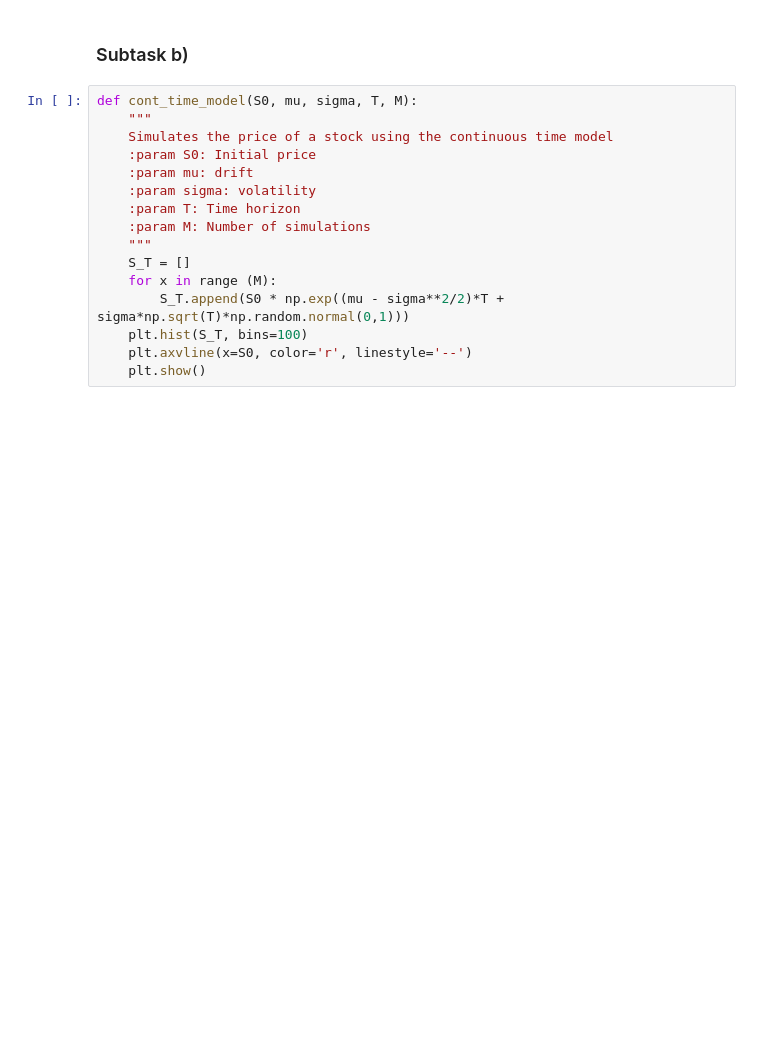
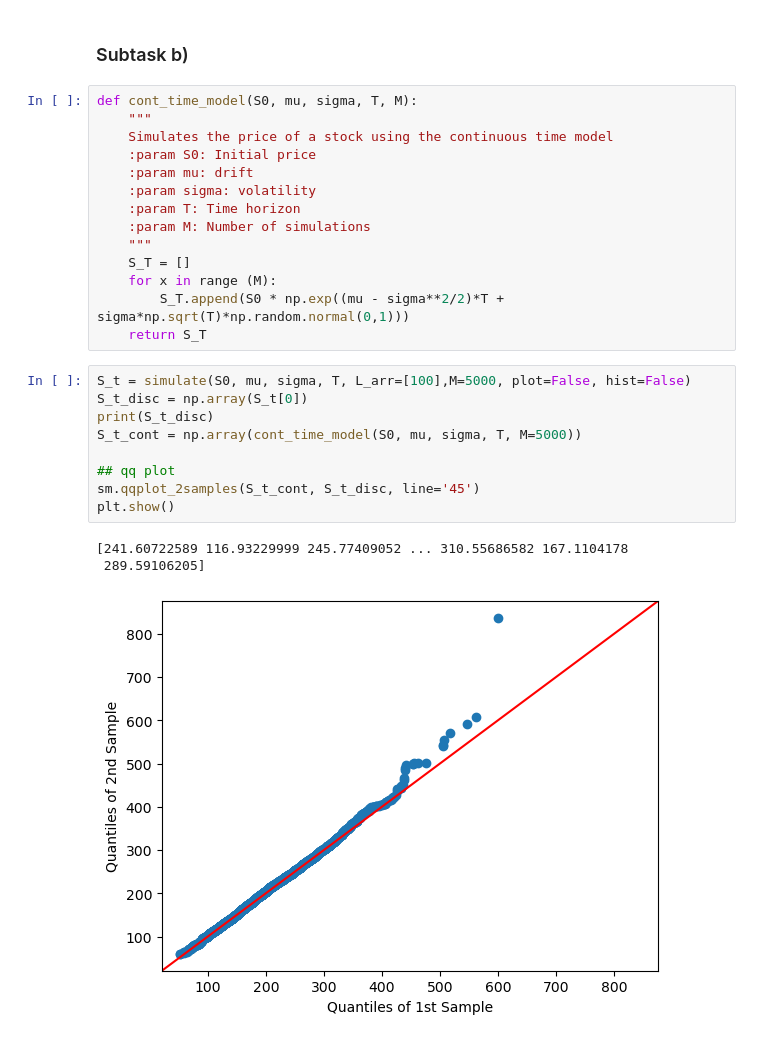
Before and after one commit to andreist3fan/ovmHW1, a Jupyter notebook: homework1.ipynb, the cells around one changed output. Cells and saved outputs as stored; diff of their text form; blank space fills up the shorter version.

```diff
--- a/homework1.ipynb
+++ b/homework1.ipynb
@@ -284,6 +339,17 @@ def cont_time_model(S0, mu, sigma, T, M):
     S_T = []
     for x in range (M):
         S_T.append(S0 * np.exp((mu - sigma**2/2)*T + sigma*np.sqrt(T)*np.random.normal(0,1)))
-    plt.hist(S_T, bins=100)
-    plt.axvline(x=S0, color='r', linestyle='--')
-    plt.show()
+    return S_T
+# %%
+S_t = simulate(S0, mu, sigma, T, L_arr=[100],M=5000, plot=False, hist=False)
+S_t_disc = np.array(S_t[0])
+print(S_t_disc)
+S_t_cont = np.array(cont_time_model(S0, mu, sigma, T, M=5000))
+
+## qq plot
+sm.qqplot_2samples(S_t_cont, S_t_disc, line='45')
+plt.show()
+# %% [output]
+[241.60722589 116.93229999 245.77409052 ... 310.55686582 167.1104178
+ 289.59106205]
+[figure, added]
```
Also changed, not shown: parts of 11 cells of this notebook.
